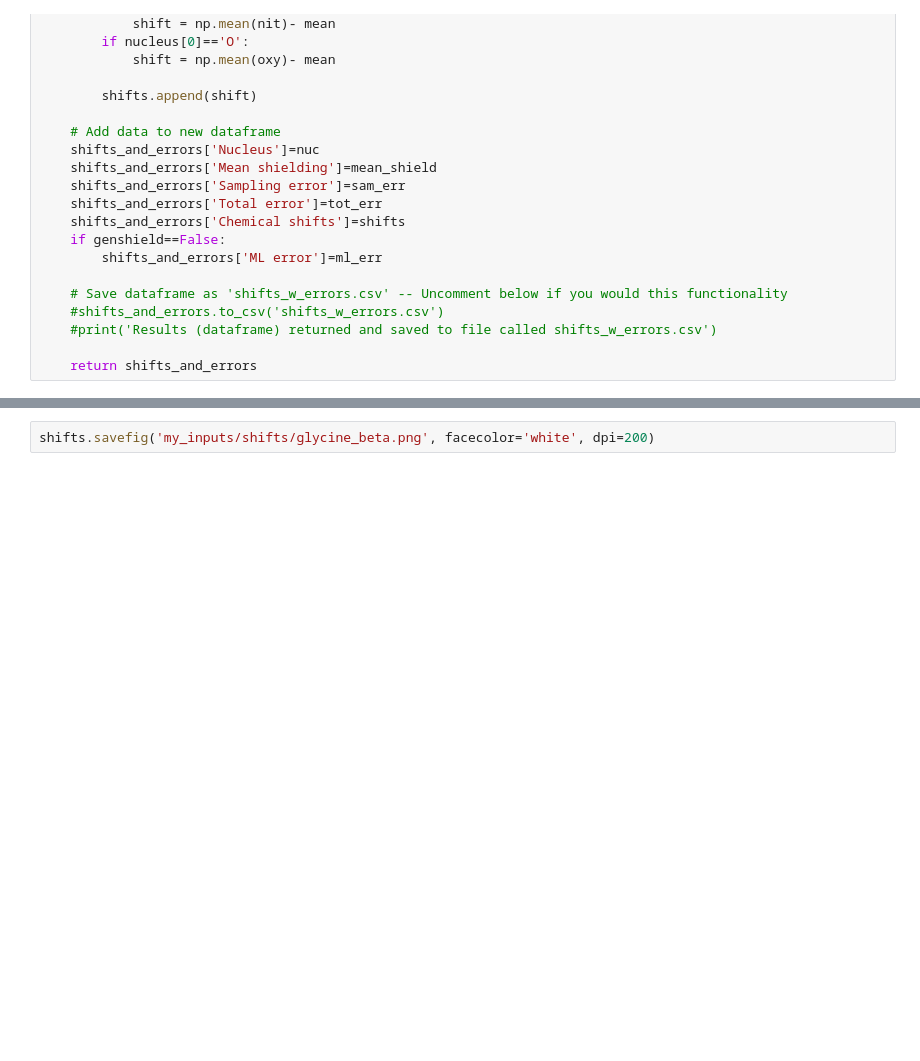
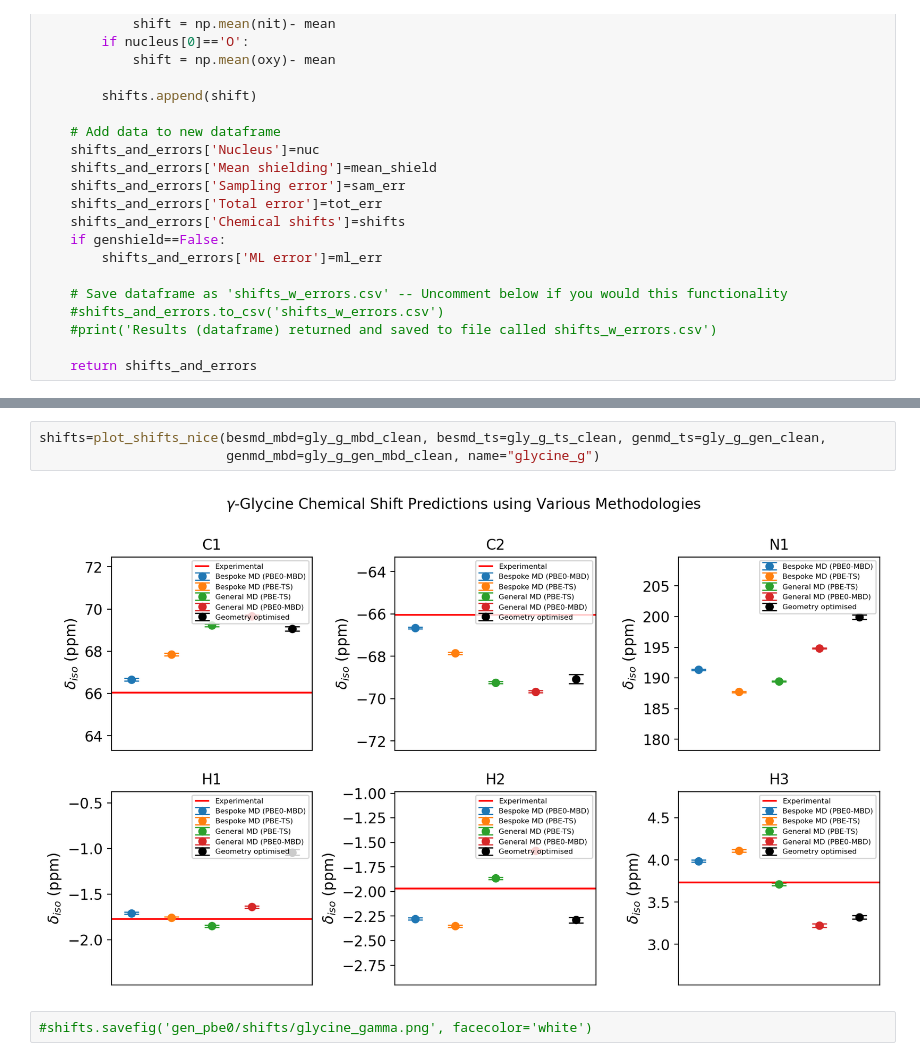
Before and after one commit to victorprincipe/genshift, a Jupyter notebook: plots/plottings.ipynb, the cells around one changed output, grey strips where cells are left out. Saved outputs shown, nothing was run; the diff lists cells and outputs as text; blank space fills up the shorter version.

```diff
--- a/plots/plottings.ipynb
+++ b/plots/plottings.ipynb
@@ -1380,2 +1331,7 @@ shifts=plot_shifts(besmd_besshield=gly_b_besmd_besshield_clean, besmd_genshield=
+# %%
+shifts=plot_shifts_nice(besmd_mbd=gly_g_mbd_clean, besmd_ts=gly_g_ts_clean, genmd_ts=gly_g_gen_clean,
+                        genmd_mbd=gly_g_gen_mbd_clean, name="glycine_g")
+# %% [output]
+[figure, added]
 # %%
-shifts.savefig('my_inputs/shifts/glycine_beta.png', facecolor='white', dpi=200)
+#shifts.savefig('gen_pbe0/shifts/glycine_gamma.png', facecolor='white')
```
Also changed, not shown: parts of 31 cells of this notebook, 8 other files.
